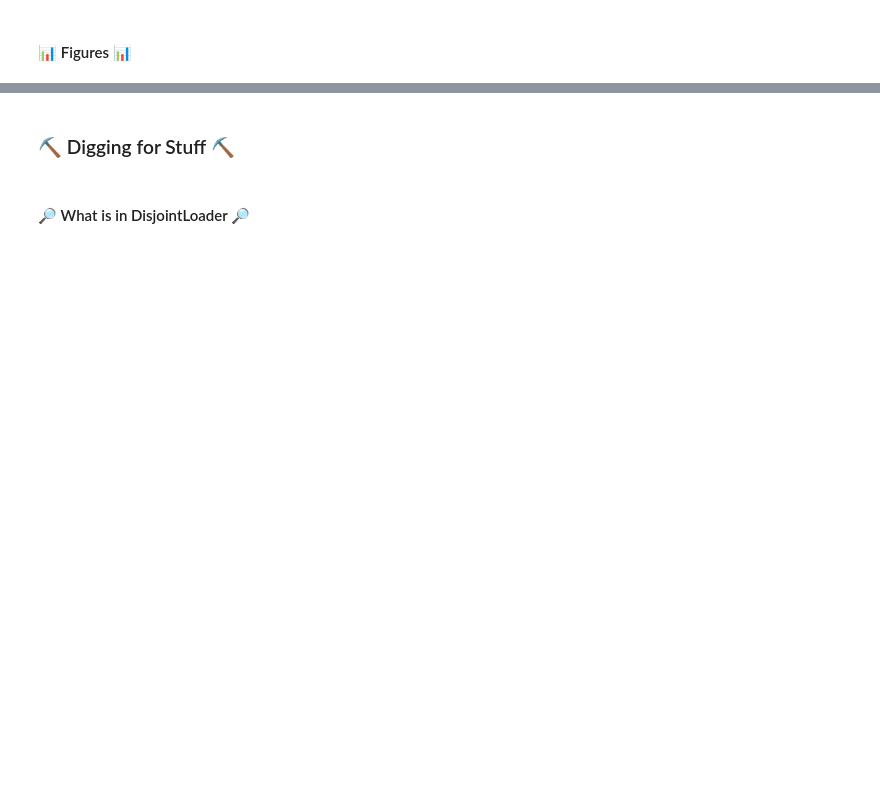
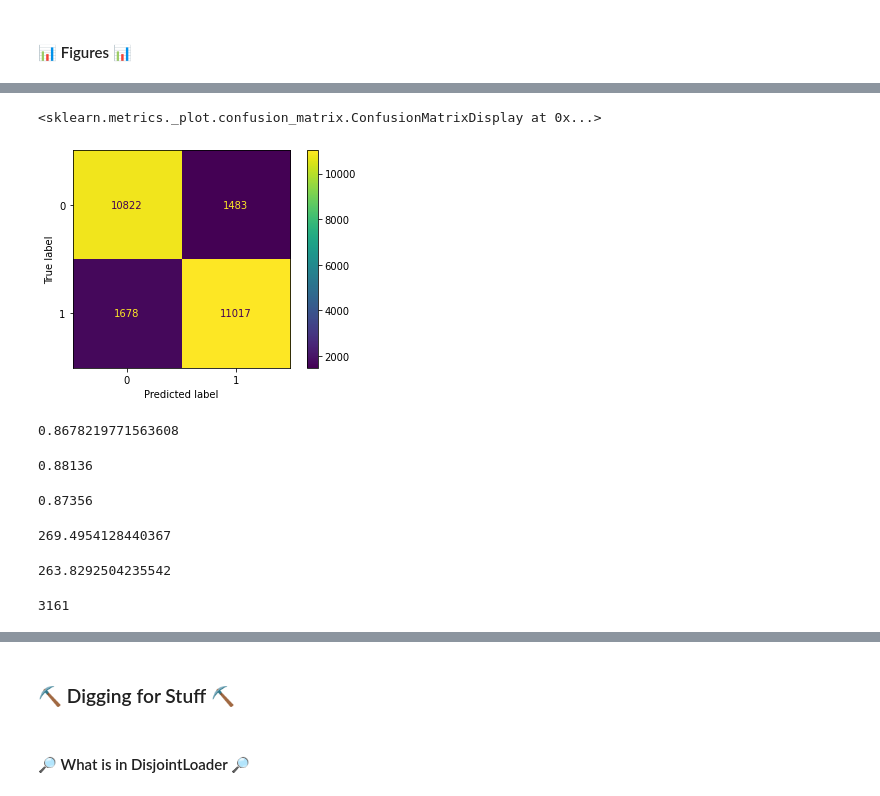
Before and after one commit to hang-yin/GCN-for-Sentiment-Analysis-, a Jupyter notebook: DependencyParsing.ipynb, the cells around one changed output, grey strips where cells are left out. Saved outputs shown, nothing was run; the diff lists cells and outputs as text; code cells hidden in the pictures; blank space fills up the shorter version.

```diff
--- a/DependencyParsing.ipynb
+++ b/DependencyParsing.ipynb
@@ -1432,0 +1417,6 @@ plt.savefig(results_path + '_acc_history')
+# %%
+truth = np.array([i.y for i in testDataset])
+# %%
+truth = truth.reshape((25000,))
+# %%
+predictLabel = (predictionReshaped >= 0.5).astype(int)
@@ -1432,0 +1425,8 @@ plt.savefig(results_path + '_acc_history')
+# %%
+cm = confusion_matrix(predictLabel, truth)
+# %%
+disp = ConfusionMatrixDisplay(confusion_matrix=cm)
+disp.plot()
+# %% [output]
+<sklearn.metrics._plot.confusion_matrix.ConfusionMatrixDisplay at 0x...>
+[figure, added]
@@ -1432,0 +1435,12 @@ plt.savefig(results_path + '_acc_history')
+# %%
+tp / (tp + fn)
+# %% [output]
+0.8678219771563608
+# %%
+tp / (tp + fp)
+# %% [output]
+0.88136
+# %%
+(tp + tn) / (sum(cm.ravel()))
+# %% [output]
+0.87356
@@ -1432,0 +1458,12 @@ plt.savefig(results_path + '_acc_history')
+# %%
+np.average(wrongLengths)
+# %% [output]
+269.4954128440367
+# %%
+np.average(correctLengths)
+# %% [output]
+263.8292504235542
+# %%
+len(wrongLengths)
+# %% [output]
+3161
```
Also changed, not shown: parts of 58 cells of this notebook, 6 other files.
